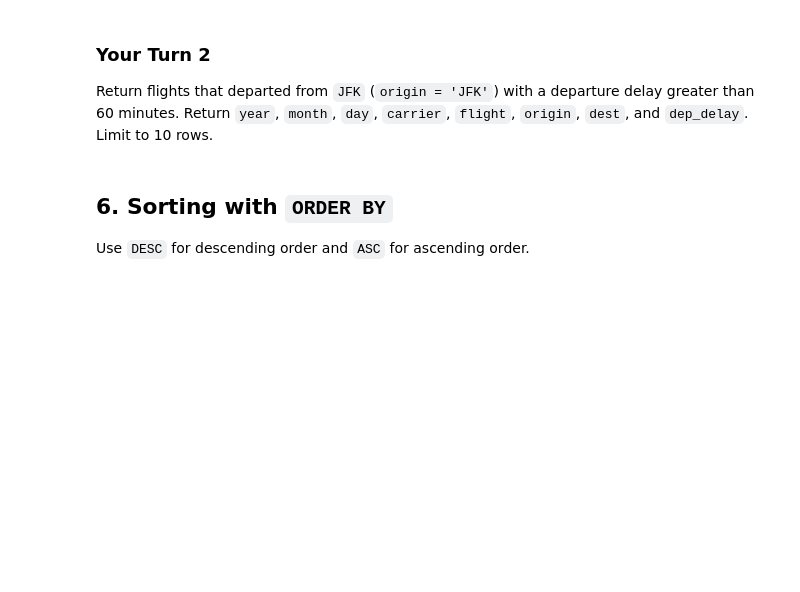
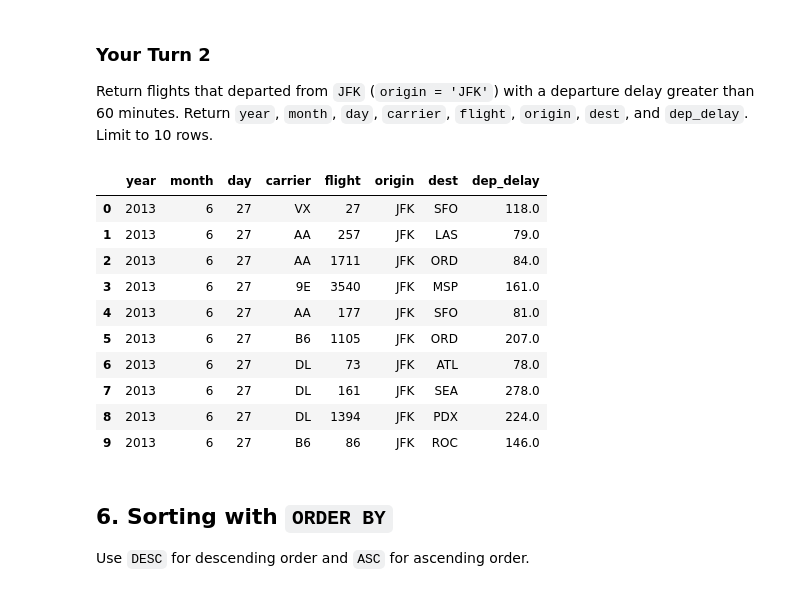
Before and after one commit to darla1209/ban6003-week09-10-darla, a Jupyter notebook: notebooks/module9_neon_sql_fundamentals_guided_lab.ipynb, the cells around one changed output. Drawn from its saved outputs; the diff is of its cells as text; code cells hidden in the pictures; blank space fills up the shorter version.

```diff
--- a/notebooks/module9_neon_sql_fundamentals_guided_lab.ipynb
+++ b/notebooks/module9_neon_sql_fundamentals_guided_lab.ipynb
@@ -188,10 +268,26 @@ Return flights that departed from `JFK` (`origin = 'JFK'`) with a departure dela
 # %%
 # Your Turn 2
 query = """
-
+SELECT year, month, day, carrier, flight, origin, dest, dep_delay
+FROM flights
+WHERE origin = 'JFK'
+  AND dep_delay > 60
+LIMIT 10;
 """
 
 run_query(query, engine)
+# %% [output]
+|  | year | month | day | carrier | flight | origin | dest | dep_delay |
+| 0 | 2013 | 6 | 27 | VX | 27 | JFK | SFO | 118.0 |
+| 1 | 2013 | 6 | 27 | AA | 257 | JFK | LAS | 79.0 |
+| 2 | 2013 | 6 | 27 | AA | 1711 | JFK | ORD | 84.0 |
+| 3 | 2013 | 6 | 27 | 9E | 3540 | JFK | MSP | 161.0 |
+| 4 | 2013 | 6 | 27 | AA | 177 | JFK | SFO | 81.0 |
+| 5 | 2013 | 6 | 27 | B6 | 1105 | JFK | ORD | 207.0 |
+| 6 | 2013 | 6 | 27 | DL | 73 | JFK | ATL | 78.0 |
+| 7 | 2013 | 6 | 27 | DL | 161 | JFK | SEA | 278.0 |
+| 8 | 2013 | 6 | 27 | DL | 1394 | JFK | PDX | 224.0 |
+| 9 | 2013 | 6 | 27 | B6 | 86 | JFK | ROC | 146.0 |
 # %% [markdown]
 ## 6. Sorting with `ORDER BY`
 
```
Also changed, not shown: parts of 37 cells of this notebook, 2 other files.
